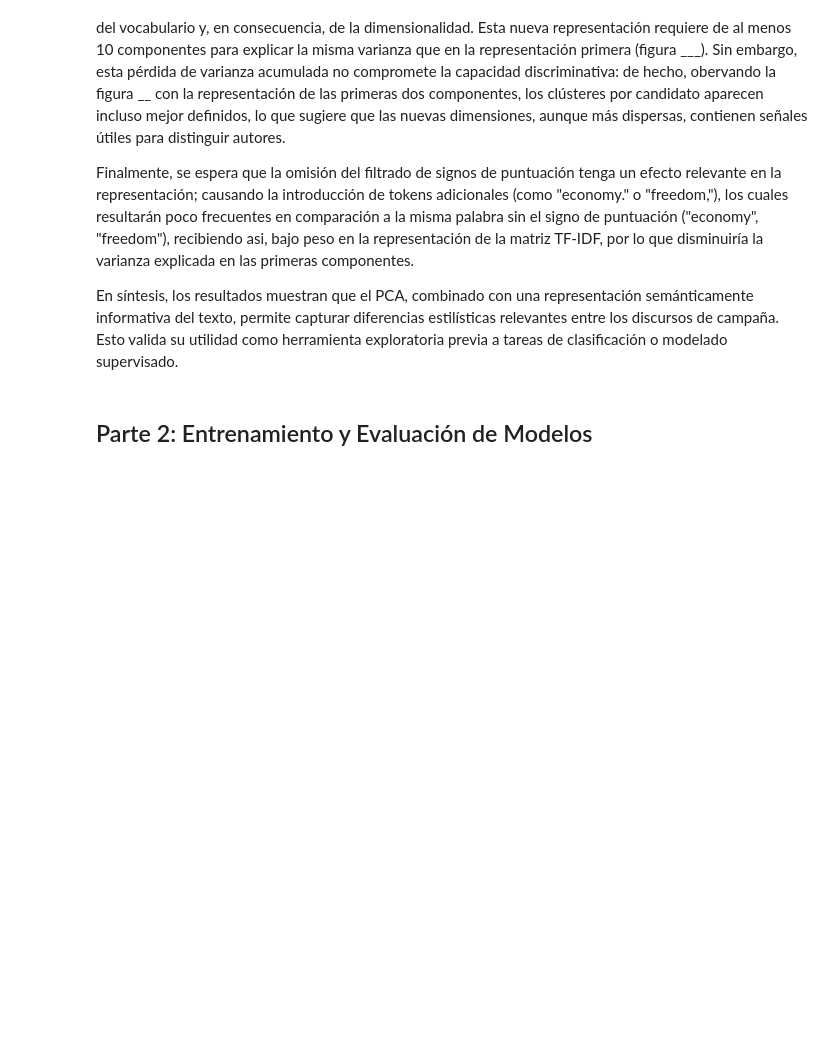
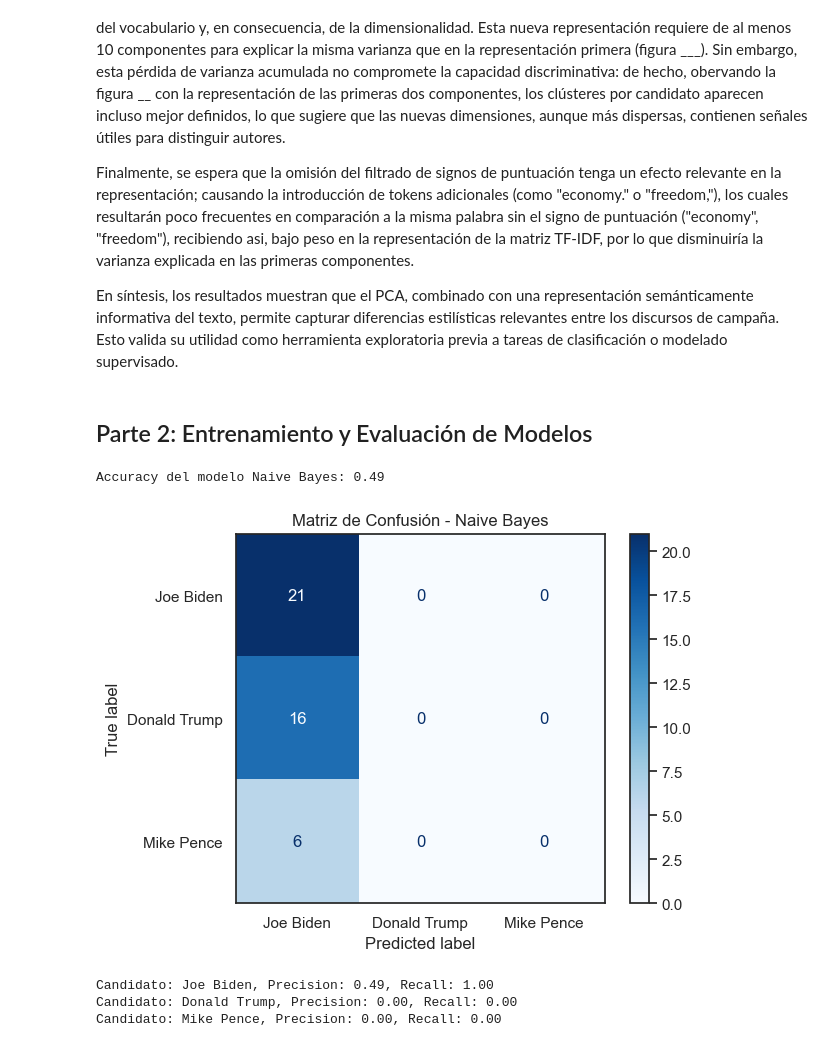
Before and after one commit to campon/intro-cd, a Jupyter notebook: Tarea_2/us2020_propuesta_estudiantes.ipynb, the cells around one changed output. Cells and saved outputs as stored; diff of their text form; code cells hidden in the pictures; blank space fills up the shorter version.

```diff
--- a/Tarea_2/us2020_propuesta_estudiantes.ipynb
+++ b/Tarea_2/us2020_propuesta_estudiantes.ipynb
@@ -368,32 +428,38 @@ En síntesis, los resultados muestran que el PCA, combinado con una representaci
 # %%
 # 1: Entrene el modelo Multinomial Naive Bayes, luego utilícelo para predecir sobre el conjunto de test, y reporte el valor de accuracy y la matriz de confusión. Reporte el valor de precision y recall para cada candidato.
 # Calcular matriz de confusión Sugerencia: utilice el método from_predictions de ConfusionMatrixDisplay para realizar la matriz.
 
 # Entrenamiento del modelo Multinomial Naive Bayes
-nb_model = MultinomialNB(alpha=1, fit_prior=True)
+nb_model = MultinomialNB()
 nb_model.fit(X_dev_tfidf, y_dev)
 
 # Predicción sobre el conjunto de test
 X_test_tfidf = TfidfTransformer().fit_transform(vectorizer.transform(X_test))
 y_pred = nb_model.predict(X_test_tfidf)
 
 # set sns set to none
 sns.set(style="white")  # Fondo blanco sin grilla
 
 # Reporte de accuracy
 accuracy = accuracy_score(y_test, y_pred)
 print(f"Accuracy del modelo Naive Bayes: {accuracy:.2f}")
 # Matriz de confusión
 cm = confusion_matrix(y_test, y_pred, labels=top_3_candidates)
 disp = ConfusionMatrixDisplay(confusion_matrix=cm, display_labels=top_3_candidates)
 disp.plot(cmap=plt.cm.Blues)
 plt.title('Matriz de Confusión - Naive Bayes')
 plt.show()
 # Reporte de precision y recall
 precision = precision_score(y_test, y_pred, average=None, labels=top_3_candidates)
 recall = recall_score(y_test, y_pred, average=None, labels=top_3_candidates)
 for candidate, prec, rec in zip(top_3_candidates, precision, recall):
     print(f"Candidato: {candidate}, Precision: {prec:.2f}, Recall: {rec:.2f}")
+# %% [output]
+Accuracy del modelo Naive Bayes: 0.49
+[figure, added]
+Candidato: Joe Biden, Precision: 0.49, Recall: 1.00
+Candidato: Donald Trump, Precision: 0.00, Recall: 0.00
+Candidato: Mike Pence, Precision: 0.00, Recall: 0.00
 # %%
 # 2: Implemente una búsqueda de hiperparámetros usando GridSearchCV.
 
```
Also changed, not shown: parts of 22 cells of this notebook.
